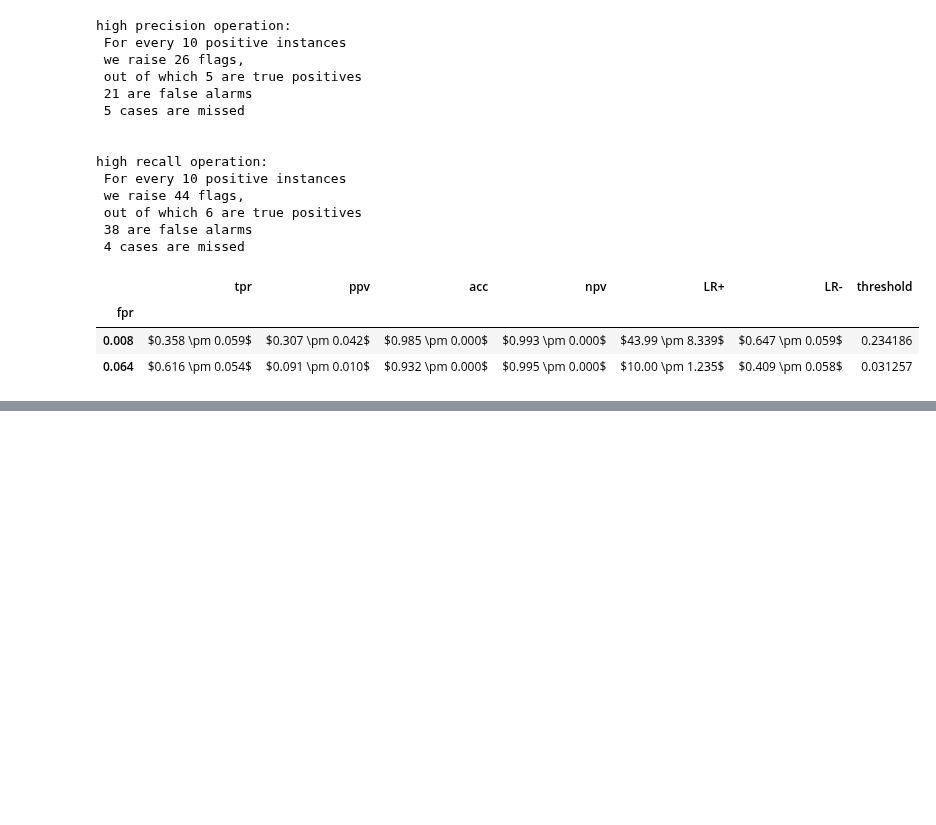
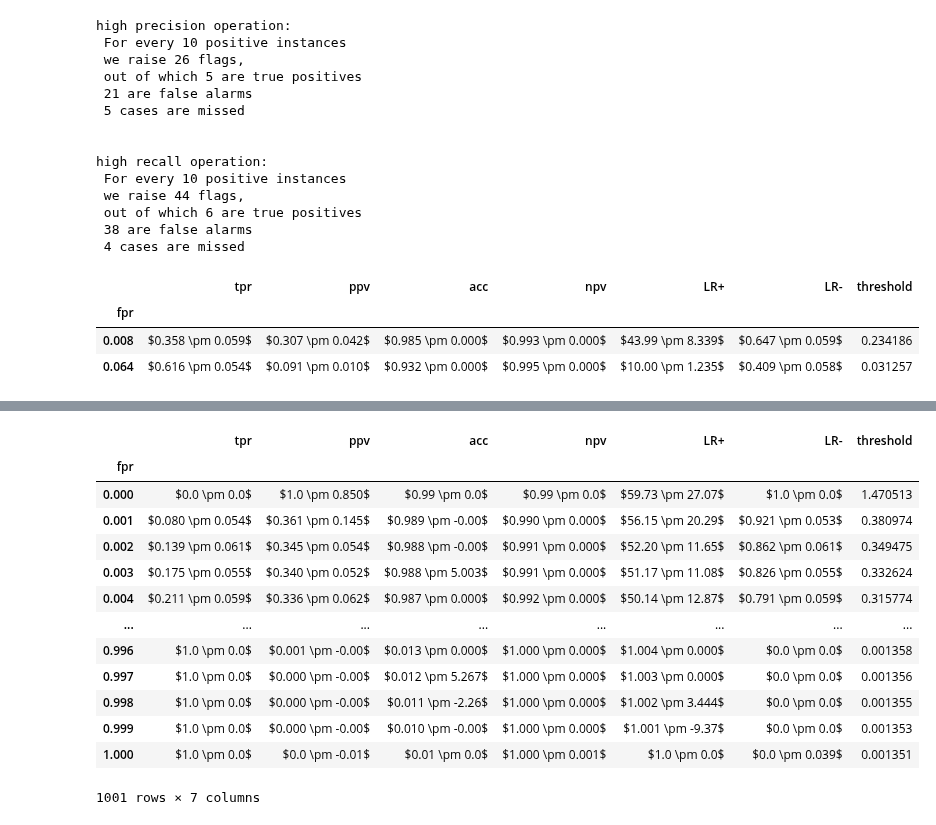
Before and after one commit to zeroknowledgediscovery/zedstat, a Jupyter notebook: examples/example1.ipynb, the cells around one changed output, grey strips where cells are left out. Saved outputs shown, nothing was run; the diff lists cells and outputs as text; code cells hidden in the pictures; blank space fills up the shorter version.

```diff
--- a/examples/example1.ipynb
+++ b/examples/example1.ipynb
@@ -99,0 +156,17 @@ xf.loc[zt._operating_zone.fpr.values]
+# %%
+xf
+# %% [output]
+|  | tpr | ppv | acc | npv | LR+ | LR- | threshold |
+| fpr |  |  |  |  |  |  |  |
+| 0.000 | $0.0 \pm 0.0$ | $1.0 \pm 0.850$ | $0.99 \pm 0.0$ | $0.99 \pm 0.0$ | $59.73 \pm 27.07$ | $1.0 \pm 0.0$ | 1.470513 |
+| 0.001 | $0.080 \pm 0.054$ | $0.361 \pm 0.145$ | $0.989 \pm -0.00$ | $0.990 \pm 0.000$ | $56.15 \pm 20.29$ | $0.921 \pm 0.053$ | 0.380974 |
+| 0.002 | $0.139 \pm 0.061$ | $0.345 \pm 0.054$ | $0.988 \pm -0.00$ | $0.991 \pm 0.000$ | $52.20 \pm 11.65$ | $0.862 \pm 0.061$ | 0.349475 |
+| 0.003 | $0.175 \pm 0.055$ | $0.340 \pm 0.052$ | $0.988 \pm 5.003$ | $0.991 \pm 0.000$ | $51.17 \pm 11.08$ | $0.826 \pm 0.055$ | 0.332624 |
+| 0.004 | $0.211 \pm 0.059$ | $0.336 \pm 0.062$ | $0.987 \pm 0.000$ | $0.992 \pm 0.000$ | $50.14 \pm 12.87$ | $0.791 \pm 0.059$ | 0.315774 |
+| ... | ... | ... | ... | ... | ... | ... | ... |
+| 0.996 | $1.0 \pm 0.0$ | $0.001 \pm -0.00$ | $0.013 \pm 0.000$ | $1.000 \pm 0.000$ | $1.004 \pm 0.000$ | $0.0 \pm 0.0$ | 0.001358 |
+| 0.997 | $1.0 \pm 0.0$ | $0.000 \pm -0.00$ | $0.012 \pm 5.267$ | $1.000 \pm 0.000$ | $1.003 \pm 0.000$ | $0.0 \pm 0.0$ | 0.001356 |
+| 0.998 | $1.0 \pm 0.0$ | $0.000 \pm -0.00$ | $0.011 \pm -2.26$ | $1.000 \pm 0.000$ | $1.002 \pm 3.444$ | $0.0 \pm 0.0$ | 0.001355 |
+| 0.999 | $1.0 \pm 0.0$ | $0.000 \pm -0.00$ | $0.010 \pm -0.00$ | $1.000 \pm 0.000$ | $1.001 \pm -9.37$ | $0.0 \pm 0.0$ | 0.001353 |
+| 1.000 | $1.0 \pm 0.0$ | $0.0 \pm -0.01$ | $0.01 \pm 0.0$ | $1.000 \pm 0.001$ | $1.0 \pm 0.0$ | $0.0 \pm 0.039$ | 0.001351 |
+1001 rows × 7 columns
```
Also changed, not shown: parts of 6 cells of this notebook, 9 other files.
